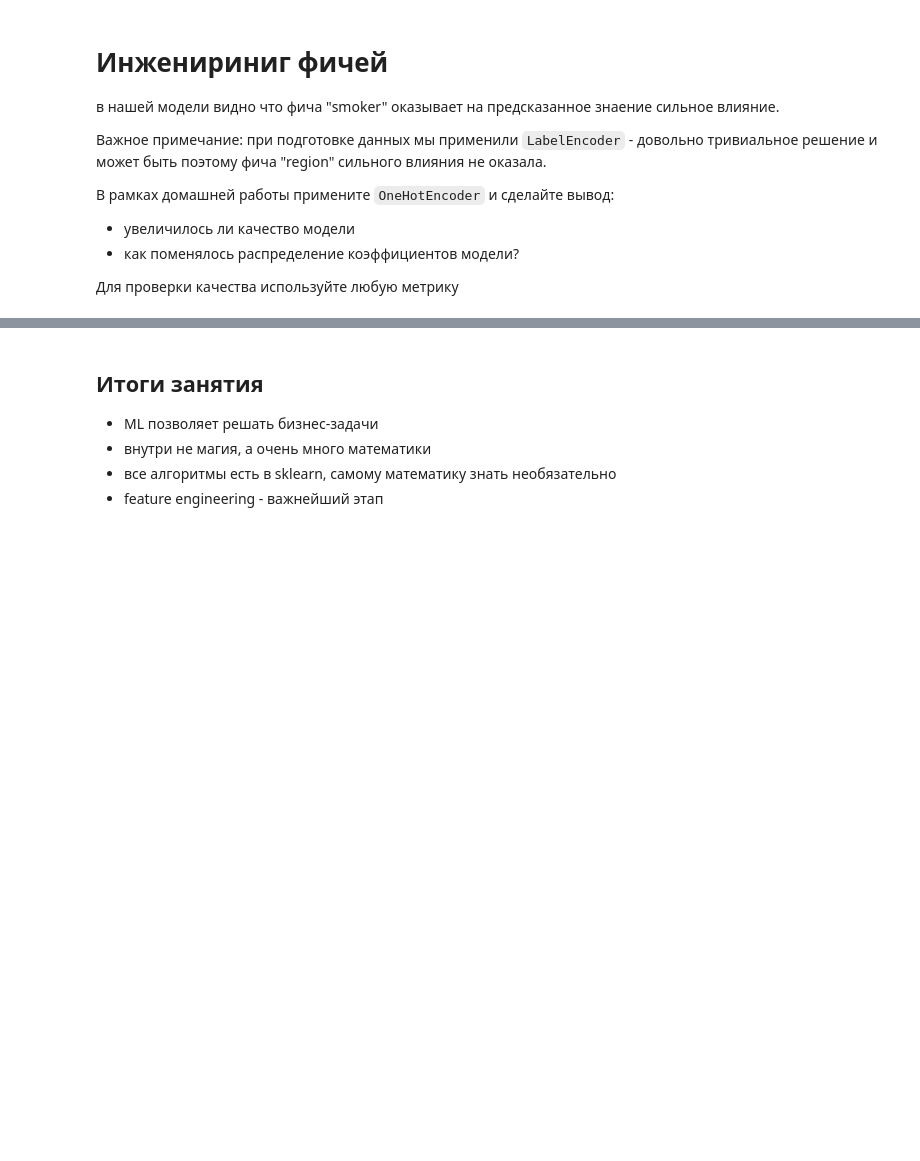
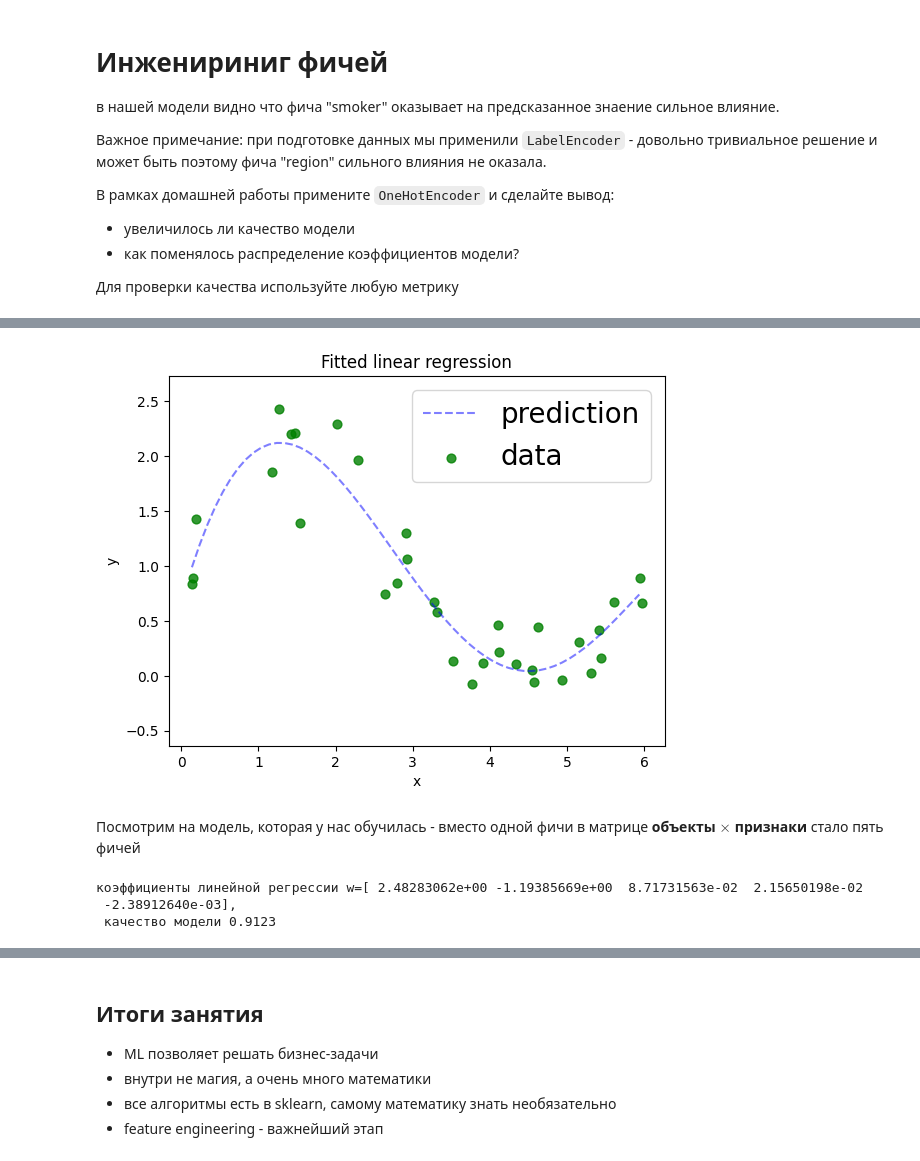
Before and after one commit to aleksandr-dzhumurat/ai_product_engineer, a Jupyter notebook: jupyter_notebooks/vol_00_pre_requirements_01_machine_learning_intro.ipynb, the cells around one changed output, grey strips where cells are left out. Drawn from its saved outputs; the diff is of its cells as text; code cells hidden in the pictures; blank space fills up the shorter version.

```diff
--- a/jupyter_notebooks/vol_00_pre_requirements_01_machine_learning_intro.ipynb
+++ b/jupyter_notebooks/vol_00_pre_requirements_01_machine_learning_intro.ipynb
@@ -486,0 +565,42 @@ fig.show()
+# %%
+def generate_degrees(source_data: list, degree: int):
+    """Функция, которая принимает на вход одномерный массив, а возвращает n-мерный
+    Для каждой степени от 1 до  degree возводим x в эту степень
+    """
+    return np.array([
+          source_data**n for n in range(1, degree + 1)
+    ]).T
+
+X_train_5 = generate_degrees(X_train, 5)
+X_test_5 = generate_degrees(X_test, 5)
+reg_5 = LinearRegression().fit(X_train_5, y_train)
+
+# строим график
+margin = 0.3
+support = np.arange(X.min(), X.max(), step=0.1)
+
+X_test_support = generate_degrees(support, 5)
+y_hat = reg_5.predict(X_test_support)
+
+plt.plot(support, y_hat, 'b--', alpha=0.5, label='prediction')
+plt.scatter(X_train, y_train, 40, 'g', 'o', alpha=0.8, label='data')
+plt.xlim(X.min() - margin, X.max() + margin)
+plt.ylim(y.min() - margin, y.max() + margin)
+plt.legend(loc='upper right', prop={'size': 20})
+plt.title('Fitted linear regression')
+plt.xlabel('x')
+plt.ylabel('y')
+plt.show()
+# %% [output]
+[figure, added]
+# %% [markdown]
+Посмотрим на модель, которая у нас обучилась - вместо одной фичи в матрице **объекты $\times$ признаки** стало пять фичей
+# %%
+print(
+    f'коэффициенты линейной регрессии w={reg_5.coef_},\n',
+    f'качество модели {reg_5.score(X_test_5, y_test):.4f}'
+)
+# %% [output]
+коэффициенты линейной регрессии w=[ 2.48283062e+00 -1.19385669e+00  8.71731563e-02  2.15650198e-02
+ -2.38912640e-03],
+ качество модели 0.9123
```
Also changed, not shown: parts of 12 cells of this notebook, 7 other files.
